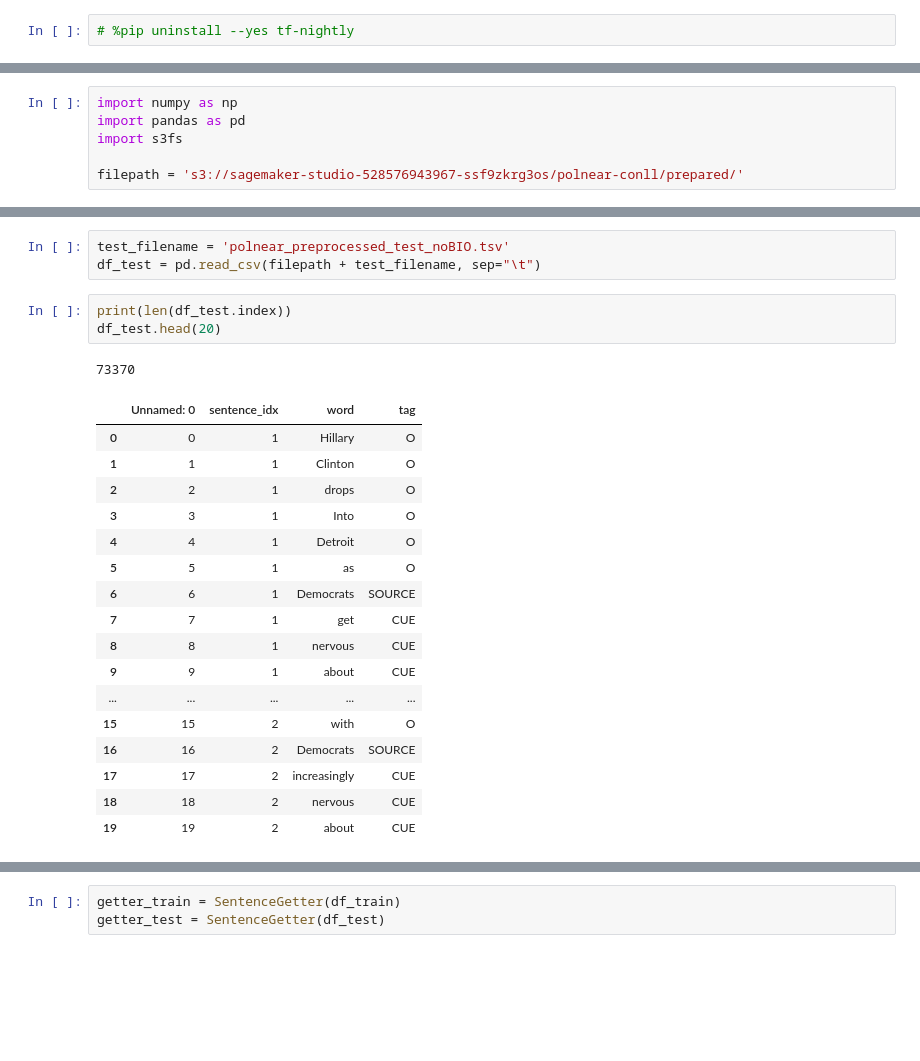
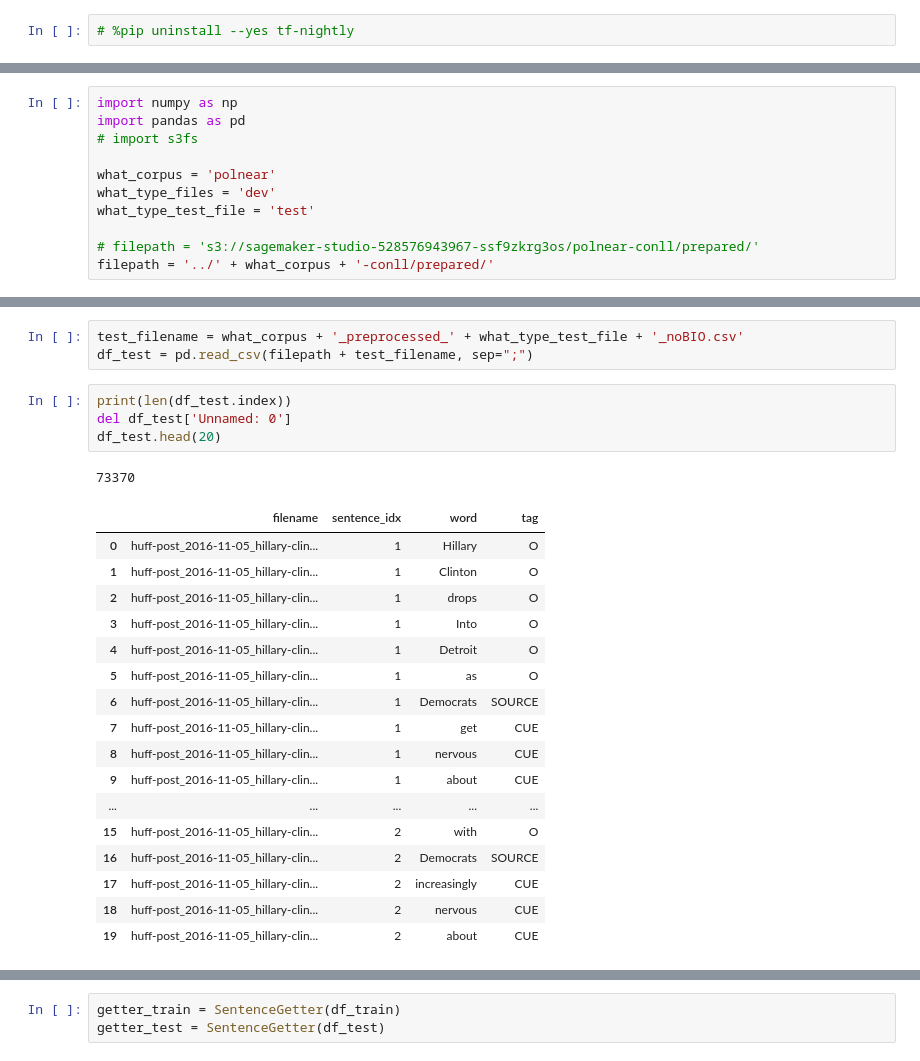
Before and after one commit to xixiwangvu2021/NLPtech_attribution_system, a Jupyter notebook: notebooks/PARC LSTM-CRF-Kaggle-LSTM-AWS.ipynb, the cells around one changed output, grey strips where cells are left out. Cells and saved outputs as stored; diff of their text form; blank space fills up the shorter version.

```diff
--- a/notebooks/PARC LSTM-CRF-Kaggle-LSTM-AWS.ipynb
+++ b/notebooks/PARC LSTM-CRF-Kaggle-LSTM-AWS.ipynb
@@ -54,7 +54,12 @@ Note: you may need to restart the kernel to use updated packages.
 # %%
 import numpy as np
 import pandas as pd
-import s3fs
+# import s3fs
 
-filepath = 's3://sagemaker-studio-528576943967-ssf9zkrg3os/polnear-conll/prepared/'
+what_corpus = 'polnear'
+what_type_files = 'dev'
+what_type_test_file = 'test'
+
+# filepath = 's3://sagemaker-studio-528576943967-ssf9zkrg3os/polnear-conll/prepared/'
+filepath = '../' + what_corpus + '-conll/prepared/'
 # %%
@@ -85,25 +99,26 @@ df_train.head(20)
 # %%
-test_filename = 'polnear_preprocessed_test_noBIO.tsv'
-df_test = pd.read_csv(filepath + test_filename, sep="\t")
+test_filename = what_corpus + '_preprocessed_' + what_type_test_file + '_noBIO.csv'
+df_test = pd.read_csv(filepath + test_filename, sep=";")
 # %%
 print(len(df_test.index))
+del df_test['Unnamed: 0']
 df_test.head(20)
 # %% [output]
 73370
-|  | Unnamed: 0 | sentence_idx | word | tag |
-| 0 | 0 | 1 | Hillary | O |
-| 1 | 1 | 1 | Clinton | O |
-| 2 | 2 | 1 | drops | O |
-| 3 | 3 | 1 | Into | O |
-| 4 | 4 | 1 | Detroit | O |
-| 5 | 5 | 1 | as | O |
-| 6 | 6 | 1 | Democrats | SOURCE |
-| 7 | 7 | 1 | get | CUE |
-| 8 | 8 | 1 | nervous | CUE |
-| 9 | 9 | 1 | about | CUE |
+|  | filename | sentence_idx | word | tag |
+| 0 | huff-post_2016-11-05_hillary-clin... | 1 | Hillary | O |
+| 1 | huff-post_2016-11-05_hillary-clin... | 1 | Clinton | O |
+| 2 | huff-post_2016-11-05_hillary-clin... | 1 | drops | O |
+| 3 | huff-post_2016-11-05_hillary-clin... | 1 | Into | O |
+| 4 | huff-post_2016-11-05_hillary-clin... | 1 | Detroit | O |
+| 5 | huff-post_2016-11-05_hillary-clin... | 1 | as | O |
+| 6 | huff-post_2016-11-05_hillary-clin... | 1 | Democrats | SOURCE |
+| 7 | huff-post_2016-11-05_hillary-clin... | 1 | get | CUE |
+| 8 | huff-post_2016-11-05_hillary-clin... | 1 | nervous | CUE |
+| 9 | huff-post_2016-11-05_hillary-clin... | 1 | about | CUE |
 | ... | ... | ... | ... | ... |
-| 15 | 15 | 2 | with | O |
-| 16 | 16 | 2 | Democrats | SOURCE |
-| 17 | 17 | 2 | increasingly | CUE |
-| 18 | 18 | 2 | nervous | CUE |
-| 19 | 19 | 2 | about | CUE |
+| 15 | huff-post_2016-11-05_hillary-clin... | 2 | with | O |
+| 16 | huff-post_2016-11-05_hillary-clin... | 2 | Democrats | SOURCE |
+| 17 | huff-post_2016-11-05_hillary-clin... | 2 | increasingly | CUE |
+| 18 | huff-post_2016-11-05_hillary-clin... | 2 | nervous | CUE |
+| 19 | huff-post_2016-11-05_hillary-clin... | 2 | about | CUE |
```
Also changed, not shown: parts of 40 cells of this notebook.
